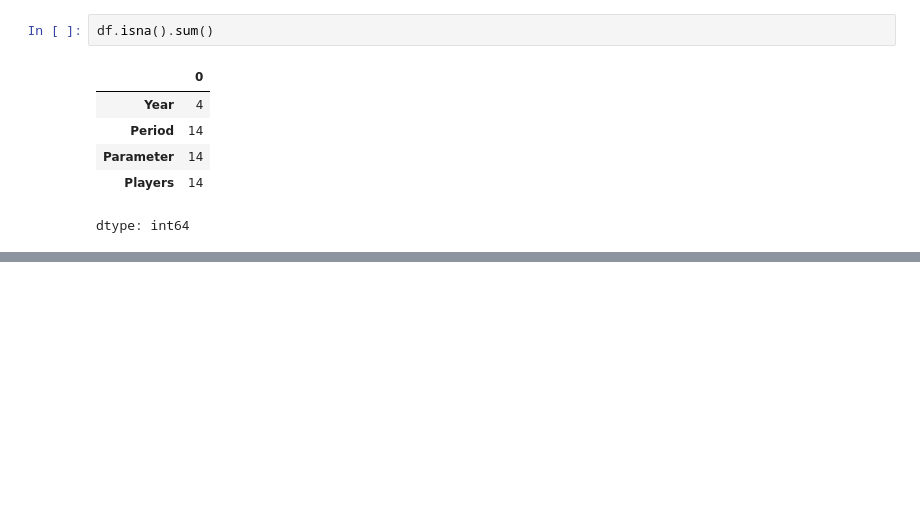
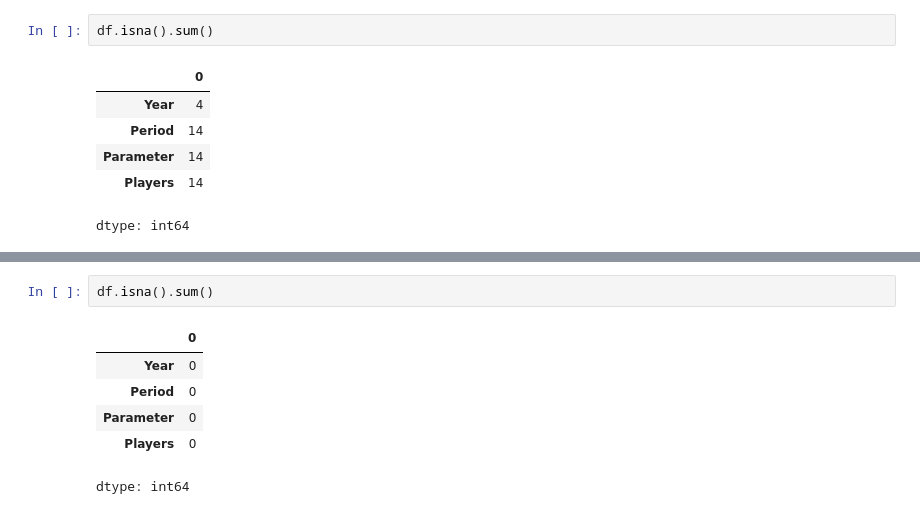
Before and after one commit to oerv13/Ibero, a Jupyter notebook: Trabajo_de_datos.ipynb, the cells around one changed output, grey strips where cells are left out. Cells and saved outputs as stored; diff of their text form; blank space fills up the shorter version.

```diff
--- a/Trabajo_de_datos.ipynb
+++ b/Trabajo_de_datos.ipynb
@@ -124,0 +172,9 @@ df.sample(5)
+# %%
+df.isna().sum()
+# %% [output]
+|  | 0 |
+| Year | 0 |
+| Period | 0 |
+| Parameter | 0 |
+| Players | 0 |
+dtype: int64
```
Also changed, not shown: parts of 5 cells of this notebook.
